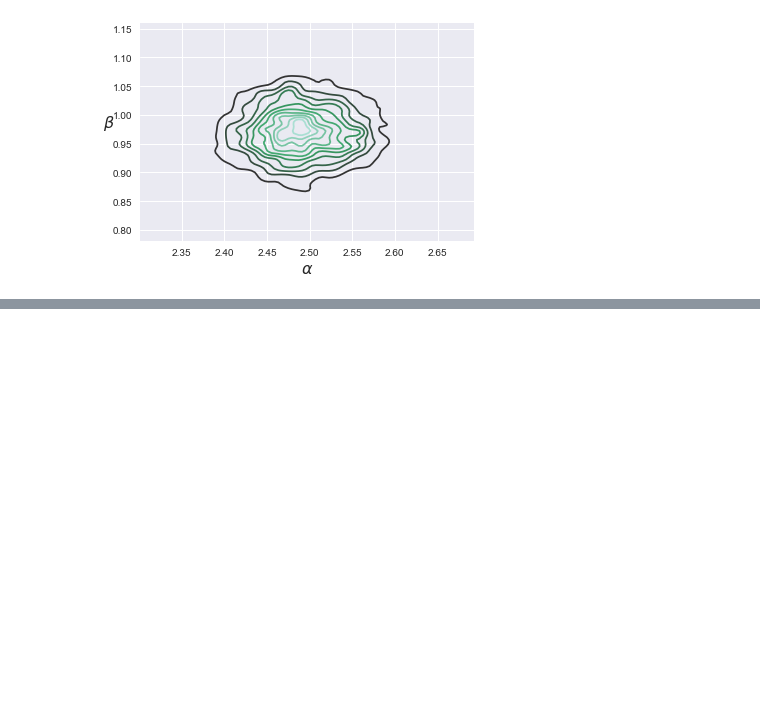
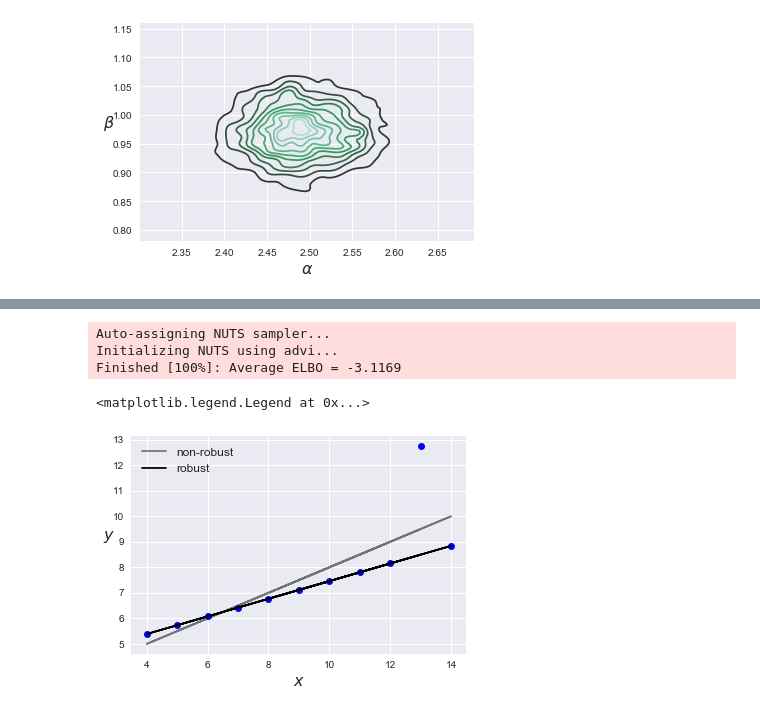
Before and after one commit to aenfield/random, a Jupyter notebook: pymc3book/Chapter04-LinearRegression.ipynb, the cells around one changed output, grey strips where cells are left out. Cells and saved outputs as stored; diff of their text form; code cells hidden in the pictures; blank space fills up the shorter version.

```diff
--- a/pymc3book/Chapter04-LinearRegression.ipynb
+++ b/pymc3book/Chapter04-LinearRegression.ipynb
@@ -158,0 +180,35 @@ plt.ylabel(r'$\beta$', fontsize=16, rotation=0)
+# %%
+with pm.Model() as model_t:
+    alpha = pm.Normal('alpha', mu=0, sd=100)
+    beta = pm.Normal('beta', mu=0, sd=1)
+    epsilon = pm.HalfCauchy('epsilon', 5)
+    nu = pm.Deterministic('nu', pm.Exponential('nu_', 1/29) +1)
+
+    y_pred = pm.StudentT('y_pred', mu=alpha+beta*x_3,
+                         sd=epsilon, nu=nu, observed=y_3)
+
+    # if you do this then the result shown below will be the same
+    # as the least squares approach
+    #     y_pred = pm.Normal('y_pred', mu=alpha+beta*x_3,
+    #                          sd=epsilon, observed=y_3)
+
+    trace_t = pm.sample(2000)
+# %% [output]
+Auto-assigning NUTS sampler...
+Initializing NUTS using advi...
+Finished [100%]: Average ELBO = -3.1169
+# %%
+beta_c, alpha_c = stats.linregress(x_3, y_3)[:2]
+
+plt.plot(x_3, (alpha_c + beta_c * x_3), 'k', label='non-robust', alpha=0.5)
+plt.plot(x_3, y_3, 'bo')
+alpha_m = trace_t['alpha'].mean()
+beta_m = trace_t['beta'].mean()
+plt.plot(x_3, alpha_m + beta_m * x_3, c='k', label='robust')
+
+plt.xlabel('$x$', fontsize=16)
+plt.ylabel('$y$', rotation=0, fontsize=16)
+plt.legend(loc=2, fontsize=12)
+# %% [output]
+<matplotlib.legend.Legend at 0x...>
+[figure, added]
```
Also changed, not shown: parts of 40 cells of this notebook, 1 other file.
